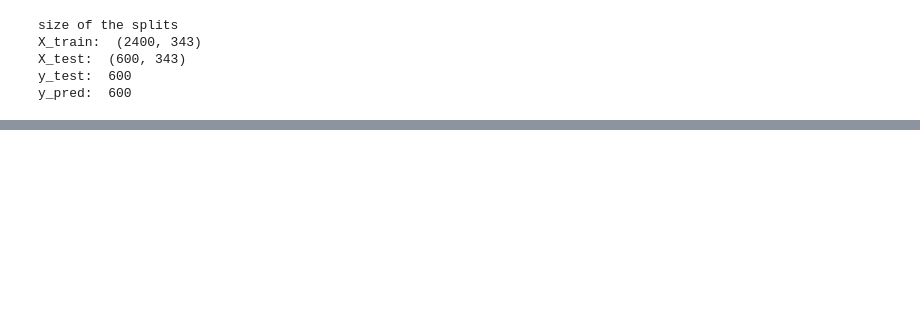
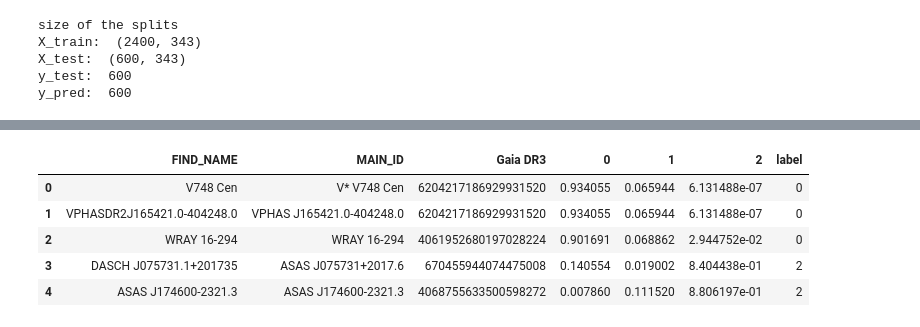
Before and after one commit to opcruz/gaiaDR3ML, a Jupyter notebook: GaiaXpy/RNA/RNA_Balance_Data_SNG.ipynb, the cells around one changed output, grey strips where cells are left out. Drawn from its saved outputs; the diff is of its cells as text; code cells hidden in the pictures; blank space fills up the shorter version.

```diff
--- a/GaiaXpy/RNA/RNA_Balance_Data_SNG.ipynb
+++ b/GaiaXpy/RNA/RNA_Balance_Data_SNG.ipynb
@@ -249,0 +235,11 @@ df_filtered.to_csv(fullname, header=True, index=False)
+# %%
+import numpy as np
+from sklearn.metrics import confusion_matrix
+
+df_sus_sy = pd.read_csv("../../new/candidate_symbiotic_stars_v2/normalized/Suspected_SY.csv", header=None)
+
+# predecir las probabilidades para los datos de prueba
+y_probs = model.predict(df_sus_sy)
+y_pred = np.argmax(y_probs, axis=-1)
+cm = confusion_matrix([0 for _ in range(len(df_sus_sy))], y_pred, labels=[0, 1, 2])
+print(cm)
@@ -249,0 +251,7 @@ df_filtered.to_csv(fullname, header=True, index=False)
+# %%
+df_sus_sy_normalized = pd.read_csv("../../new/candidate_symbiotic_stars_v2/calibrated_data/Suspected_SY.csv")
+
+df5 = pd.DataFrame(y_probs)
+df5['label'] = y_pred
+df5.insert(0, 'source_id', df_sus_sy_normalized['source_id'])
+df5.head(5)
@@ -249,0 +275,13 @@ df_filtered.to_csv(fullname, header=True, index=False)
+# %%
+# Filtro de data frames
+df_filtered = df6.merge(df5, left_on=['Gaia DR3'], right_on=['source_id'], how='inner', indicator=True)
+df_filtered = df_filtered[df_filtered['_merge'] == 'both']
+df_filtered = df_filtered.iloc[:, [0, 1, 7, 9, 10, 11, 12]]
+df_filtered.head(5)
+# %% [output]
+|  | FIND_NAME | MAIN_ID | Gaia DR3 | 0 | 1 | 2 | label |
+| 0 | V748 Cen | V* V748 Cen | 6204217186929931520 | 0.934055 | 0.065944 | 6.131488e-07 | 0 |
+| 1 | VPHASDR2J165421.0-404248.0 | VPHAS J165421.0-404248.0 | 6204217186929931520 | 0.934055 | 0.065944 | 6.131488e-07 | 0 |
+| 2 | WRAY 16-294 | WRAY 16-294 | 4061952680197028224 | 0.901691 | 0.068862 | 2.944752e-02 | 0 |
+| 3 | DASCH J075731.1+201735 | ASAS J075731+2017.6 | 670455944074475008 | 0.140554 | 0.019002 | 8.404438e-01 | 2 |
+| 4 | ASAS J174600-2321.3 | ASAS J174600-2321.3 | 4068755633500598272 | 0.007860 | 0.111520 | 8.806197e-01 | 2 |
```
Also changed, not shown: parts of 22 cells of this notebook, 16 other files.
